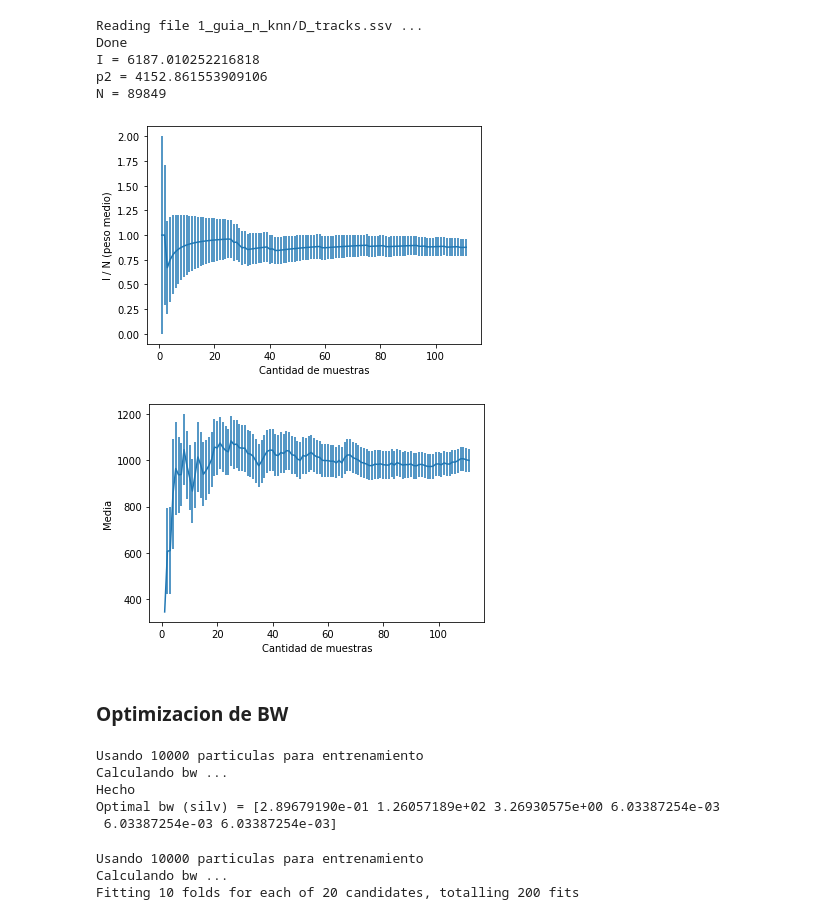
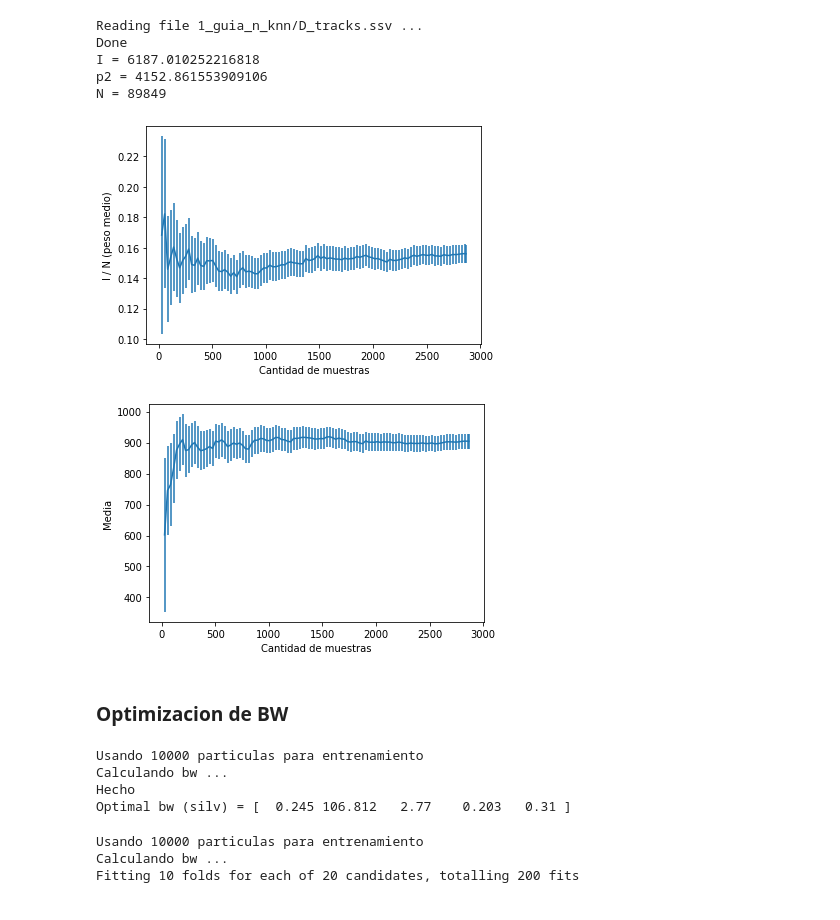
Before and after one commit to KDSource/KDSource, a Jupyter notebook: Auxiliares/optimize_bw.ipynb, the cells around one changed output. Cells and saved outputs as stored; diff of their text form; code cells hidden in the pictures.

```diff
--- a/Auxiliares/optimize_bw.ipynb
+++ b/Auxiliares/optimize_bw.ipynb
@@ -7,13 +7,13 @@ import ksource_py as ks
 # Abrir lista de particulas
 
 folder = "1_guia_n_knn" # "Ftes_tracks"
-tracks = folder+"/D_tracks.ssv" # "/GF12p_n"
-trasl = [0.,0.,300.] # [118.5497276, -102.897199, 5.0]
-rot = [0., 0., np.pi] # [0.0, 0.0, -158*np.pi/180.0]
+tracksfile = folder+"/D_tracks.ssv" # "/GF12p_n"
+trasl = [0.,0.,300.] # [118.5497276, -102.897199, 5.0] # None #
+rot = [0., 0., np.pi] # [0.0, 0.0, -158*np.pi/180.0] # None #
 x2z = False
 
 set_params = True
-plist = ks.PList("SSV", tracks, trasl=trasl, rot=rot, switch_x2z=x2z, set_params=set_params)
+plist = ks.PList("SSV", tracksfile, trasl=trasl, rot=rot, switch_x2z=x2z, set_params=set_params)
 # %% [output]
 Reading file 1_guia_n_knn/D_tracks.ssv ...
 Done
@@ -23,21 +23,21 @@ N = 89849
 # %%
 # Evaluar estadistica
 
-Emin = 1e-7
+Emin = 1e-9
 dzmax = np.sqrt(1-0.01**2)
 box = ks.BoxMask([Emin,None,None,None,None,None,dzmax], None)
 
 parts,ws = plist.get()
 tracks = ks.TracksStats(parts, ws, box)
 
 N,mn,err = tracks.intensity(steps=100)
 plt.show()
 
 N,mn,err = tracks.mean(var=3, steps=100)
 plt.show()
 # %% [output]
-[figure, old version]
+[figure, new version]
-[figure, old version]
+[figure, new version]
 # %%
 # Crear KSource
 
@@ -60,13 +55,12 @@ s.save(filename, bwfilename)
 s.bw_method = "silv"
 N = 1E4
 s.fit(N, N_tot=2991283)
-s.save_bw(tracks[:-4]+"_bw_silv.txt")
+s.save_bw(tracksfile[:-4]+"_bw_silv.txt")
 # %% [output]
 Usando 10000 particulas para entrenamiento
 Calculando bw ...
 Hecho
-Optimal bw (silv) = [2.89679190e-01 1.26057189e+02 3.26930575e+00 6.03387254e-03
- 6.03387254e-03 6.03387254e-03]
+Optimal bw (silv) = [  0.245 106.812   2.77    0.203   0.31 ]
 # %%
 # Metodo de Max Likelihood Cross Validation
 
```
Also changed, not shown: parts of 6 cells of this notebook, 13 other files.
